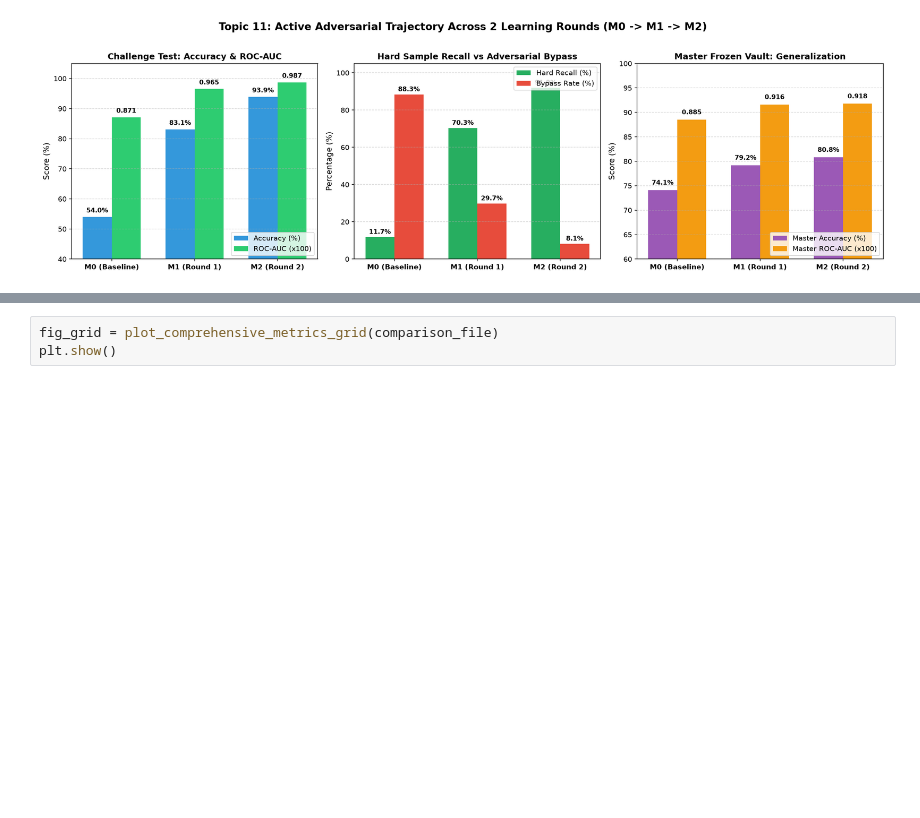
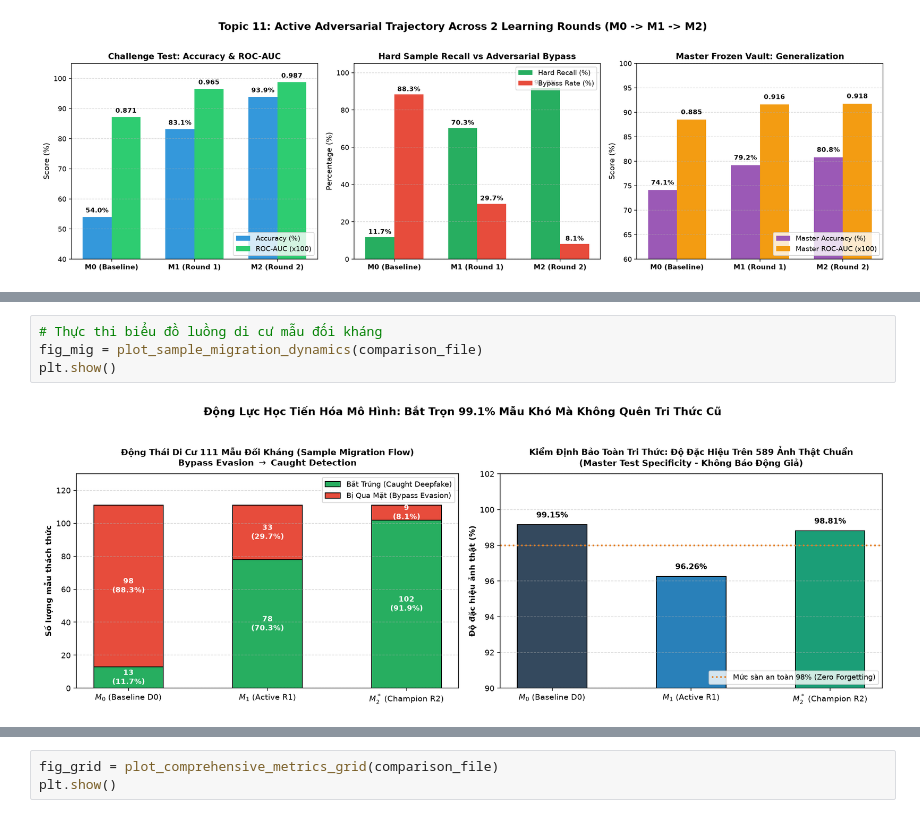
Before and after one commit to bush-le/uth-cv-coursework, a Jupyter notebook: notebooks/coursework/04_active_learning_production_visualizer.ipynb, the cells around one changed output, grey strips where cells are left out. Cells and saved outputs as stored; diff of their text form; blank space fills up the shorter version.

```diff
--- a/notebooks/coursework/04_active_learning_production_visualizer.ipynb
+++ b/notebooks/coursework/04_active_learning_production_visualizer.ipynb
@@ -77,0 +164,6 @@ Bao quát đồng thời 6 thước đo quan trọng nhất trên cả 2 kho ki
+# %%
+# Thực thi biểu đồ luồng di cư mẫu đối kháng
+fig_mig = plot_sample_migration_dynamics(comparison_file)
+plt.show()
+# %% [output]
+[figure, added]
```
Also changed, not shown: parts of 27 cells of this notebook, 2 other files.
